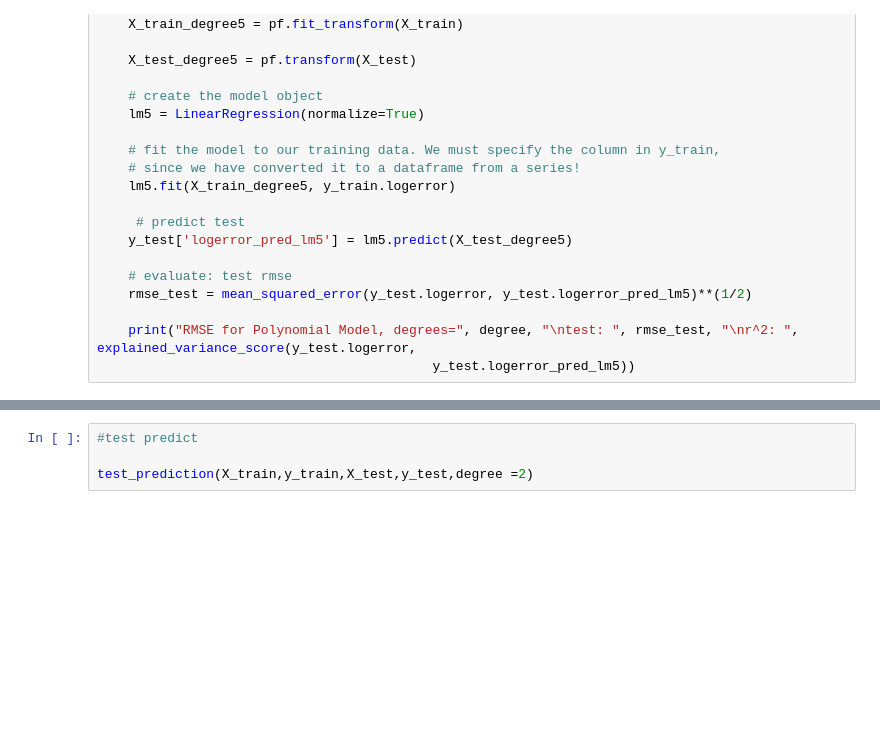
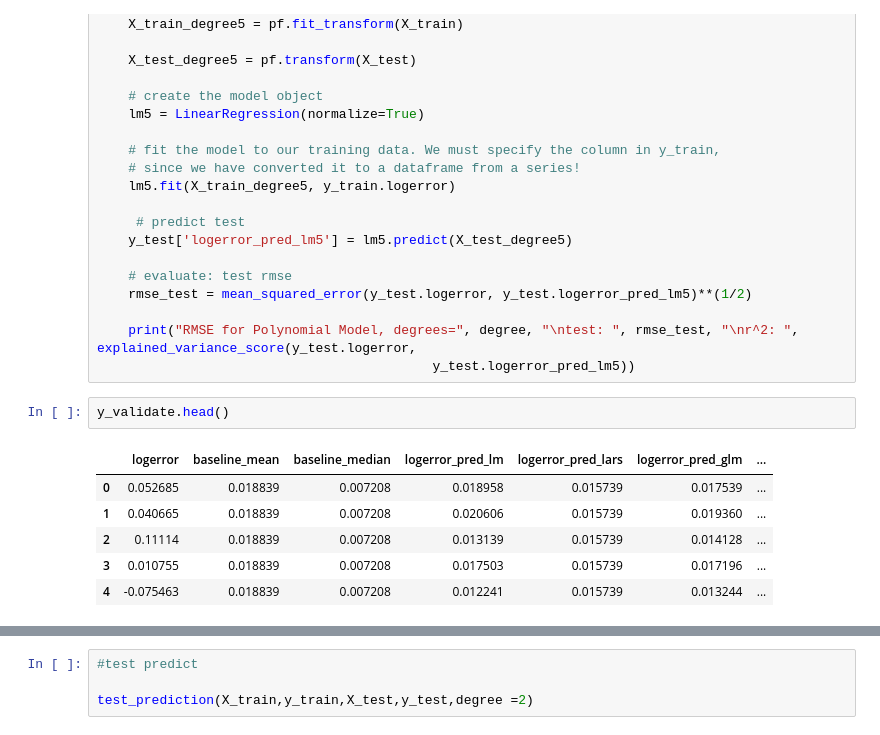
Before and after one commit to QinzhiChen/Project---Clustering, a Jupyter notebook: modeling.ipynb, the cells around one changed output, grey strips where cells are left out. Cells and saved outputs as stored; diff of their text form; blank space fills up the shorter version.

```diff
--- a/modeling.ipynb
+++ b/modeling.ipynb
@@ -301,3 +301,12 @@ def test_prediction(X_train,y_train,X_test,y_test,degree):
 
     print("RMSE for Polynomial Model, degrees=", degree, "\ntest: ", rmse_test, "\nr^2: ", explained_variance_score(y_test.logerror,
                                            y_test.logerror_pred_lm5))
+# %%
+y_validate.head()
+# %% [output]
+|  | logerror | baseline_mean | baseline_median | logerror_pred_lm | logerror_pred_lars | logerror_pred_glm | ... |
+| 0 | 0.052685 | 0.018839 | 0.007208 | 0.018958 | 0.015739 | 0.017539 | ... |
+| 1 | 0.040665 | 0.018839 | 0.007208 | 0.020606 | 0.015739 | 0.019360 | ... |
+| 2 | 0.11114 | 0.018839 | 0.007208 | 0.013139 | 0.015739 | 0.014128 | ... |
+| 3 | 0.010755 | 0.018839 | 0.007208 | 0.017503 | 0.015739 | 0.017196 | ... |
+| 4 | -0.075463 | 0.018839 | 0.007208 | 0.012241 | 0.015739 | 0.013244 | ... |
```
Also changed, not shown: parts of 21 cells of this notebook.
